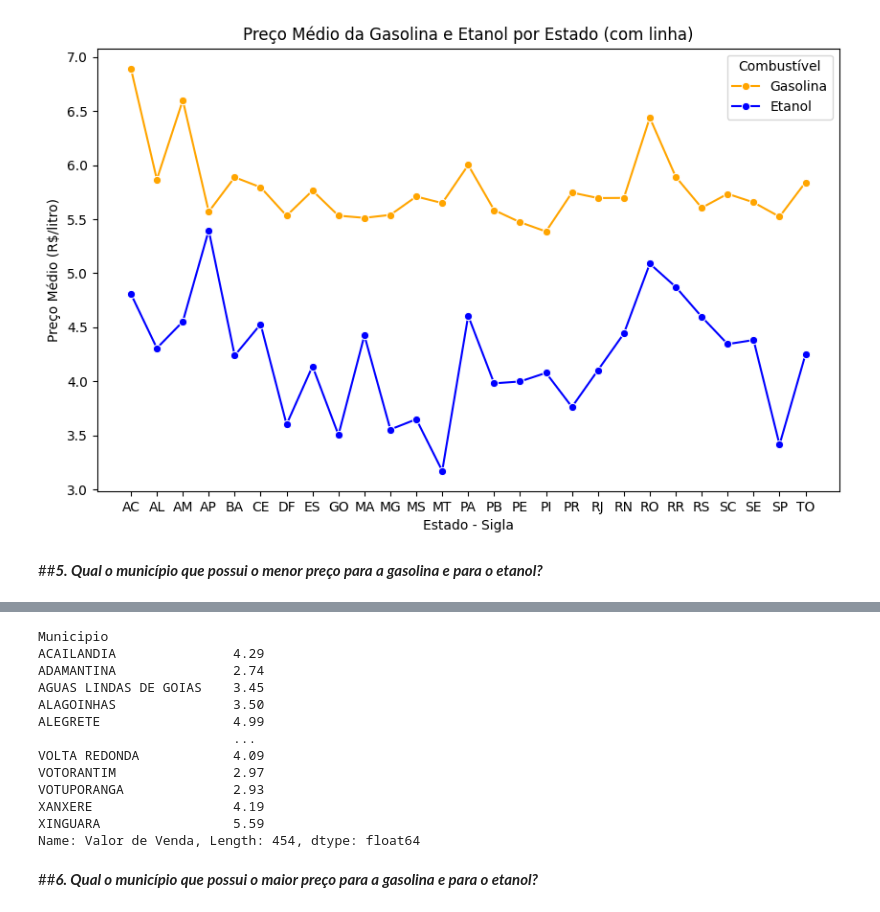
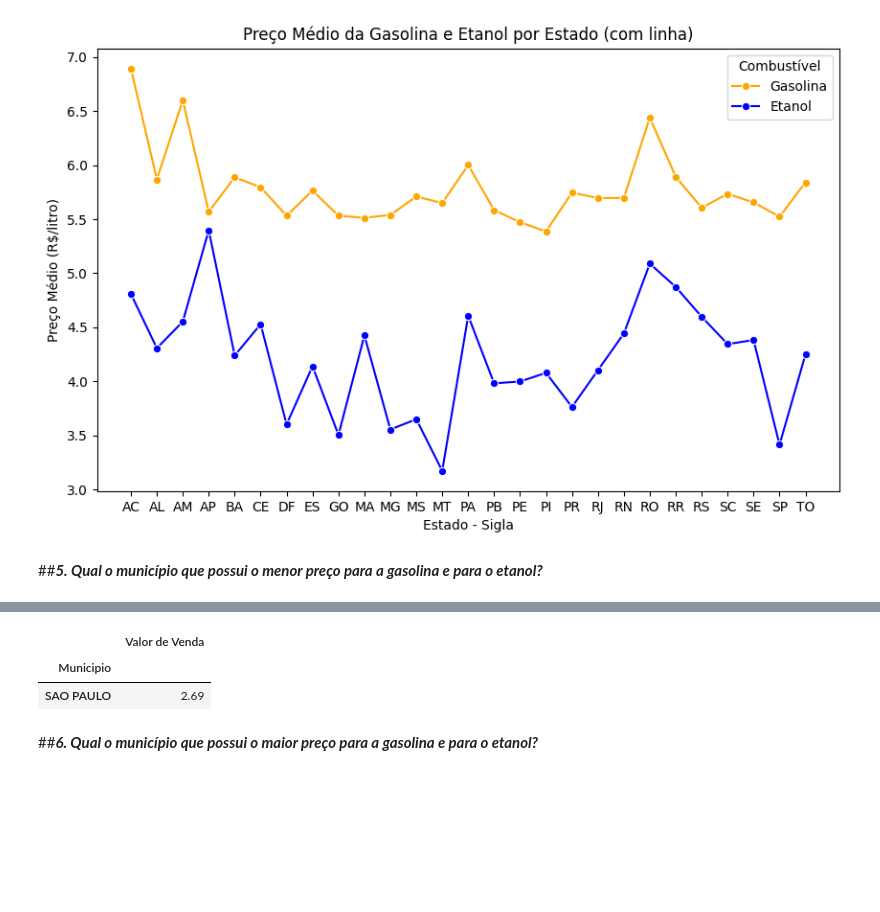
Before and after one commit to alsantosad/PROJECT-ROCKET, a Jupyter notebook: M4TRABALHO_EM_GRUPO.ipynb, the cells around one changed output, grey strips where cells are left out. Drawn from its saved outputs; the diff is of its cells as text; code cells hidden in the pictures; blank space fills up the shorter version.

```diff
--- a/M4TRABALHO_EM_GRUPO.ipynb
+++ b/M4TRABALHO_EM_GRUPO.ipynb
@@ -446,21 +438,13 @@ Name: Valor de Venda, Length: 459, dtype: float64
 # %%
-# Calcula o preço minimo do etanol para cada estado
-min_etanol_por_estado = etanol_df.groupby('Municipio')['Valor de Venda'].min()
-min_etanol_por_estado
+# Calcula o preço minimo do etanol para cada municipio
+min_etanol_por_municipio = etanol_df.groupby('Municipio')['Valor de Venda'].min()
+municipio_menor_etanol = min_etanol_por_municipio.sort_values().head(1)
+dfmme = pd.DataFrame(municipio_menor_etanol)
+dfmme
 # %% [output]
-Municipio
-ACAILANDIA               4.29
-ADAMANTINA               2.74
-AGUAS LINDAS DE GOIAS    3.45
-ALAGOINHAS               3.50
-ALEGRETE                 4.99
-                         ...
-VOLTA REDONDA            4.09
-VOTORANTIM               2.97
-VOTUPORANGA              2.93
-XANXERE                  4.19
-XINGUARA                 5.59
-Name: Valor de Venda, Length: 454, dtype: float64
+|  | Valor de Venda |
+| Municipio |  |
+| SAO PAULO | 2.69 |
 # %% [markdown]
 ##***6. Qual o município que possui o maior preço para a gasolina e para o etanol?***
 # %%
```
Also changed, not shown: parts of 6 cells of this notebook.
